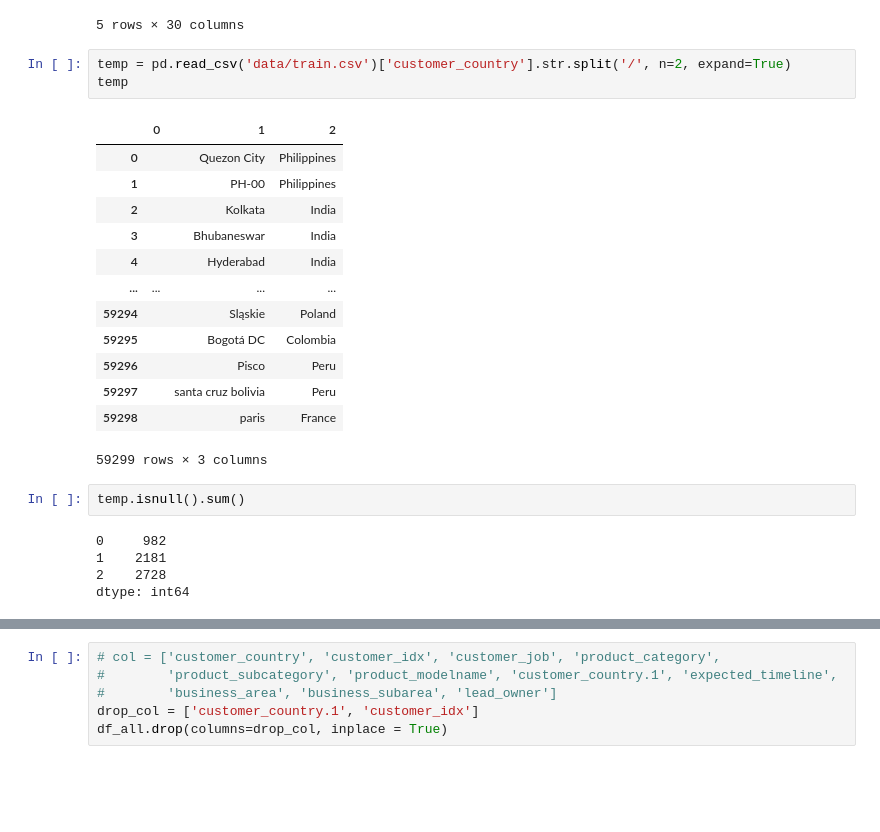
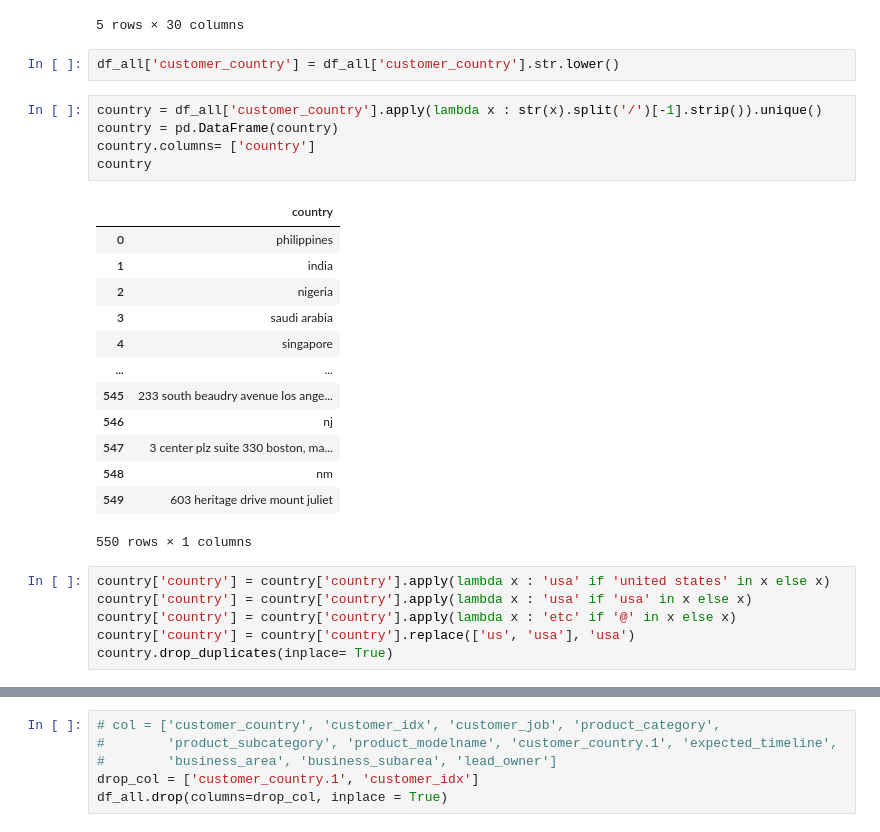
Before and after one commit to Junoflows/LG_Aimers_phase2, a Jupyter notebook: practice.ipynb, the cells around one changed output, grey strips where cells are left out. Cells and saved outputs as stored; diff of their text form; blank space fills up the shorter version.

```diff
--- a/practice.ipynb
+++ b/practice.ipynb
@@ -53,27 +53,30 @@ df_all.head()
 | 3 | 1.0 | /Bhubaneswar/India | AS | 0.088889 | 4919 | End-Customer | ... |
 | 4 | 1.0 | /Hyderabad/India | AS | 0.088889 | 17126 | Specifier/ Influencer | ... |
 5 rows × 30 columns
-# %%
-temp = pd.read_csv('data/train.csv')['customer_country'].str.split('/', n=2, expand=True)
-temp
-# %% [output]
-|  | 0 | 1 | 2 |
-| 0 |  | Quezon City | Philippines |
-| 1 |  | PH-00 | Philippines |
-| 2 |  | Kolkata | India |
-| 3 |  | Bhubaneswar | India |
-| 4 |  | Hyderabad | India |
-| ... | ... | ... | ... |
-| 59294 |  | Sląskie | Poland |
-| 59295 |  | Bogotá DC | Colombia |
-| 59296 |  | Pisco | Peru |
-| 59297 |  | santa cruz bolivia | Peru |
-| 59298 |  | paris | France |
-59299 rows × 3 columns
-# %%
-temp.isnull().sum()
-# %% [output]
-0     982
-1    2181
-2    2728
-dtype: int64
+# %%
+df_all['customer_country'] = df_all['customer_country'].str.lower()
+# %%
+country = df_all['customer_country'].apply(lambda x : str(x).split('/')[-1].strip()).unique()
+country = pd.DataFrame(country)
+country.columns= ['country']
+country
+# %% [output]
+|  | country |
+| 0 | philippines |
+| 1 | india |
+| 2 | nigeria |
+| 3 | saudi arabia |
+| 4 | singapore |
+| ... | ... |
+| 545 | 233 south beaudry avenue los ange... |
+| 546 | nj |
+| 547 | 3 center plz suite 330 boston, ma... |
+| 548 | nm |
+| 549 | 603 heritage drive mount juliet |
+550 rows × 1 columns
+# %%
+country['country'] = country['country'].apply(lambda x : 'usa' if 'united states' in x else x)
+country['country'] = country['country'].apply(lambda x : 'usa' if 'usa' in x else x)
+country['country'] = country['country'].apply(lambda x : 'etc' if '@' in x else x)
+country['country'] = country['country'].replace(['us', 'usa'], 'usa')
+country.drop_duplicates(inplace= True)
```
Also changed, not shown: parts of 2 cells of this notebook, 2 other files.
